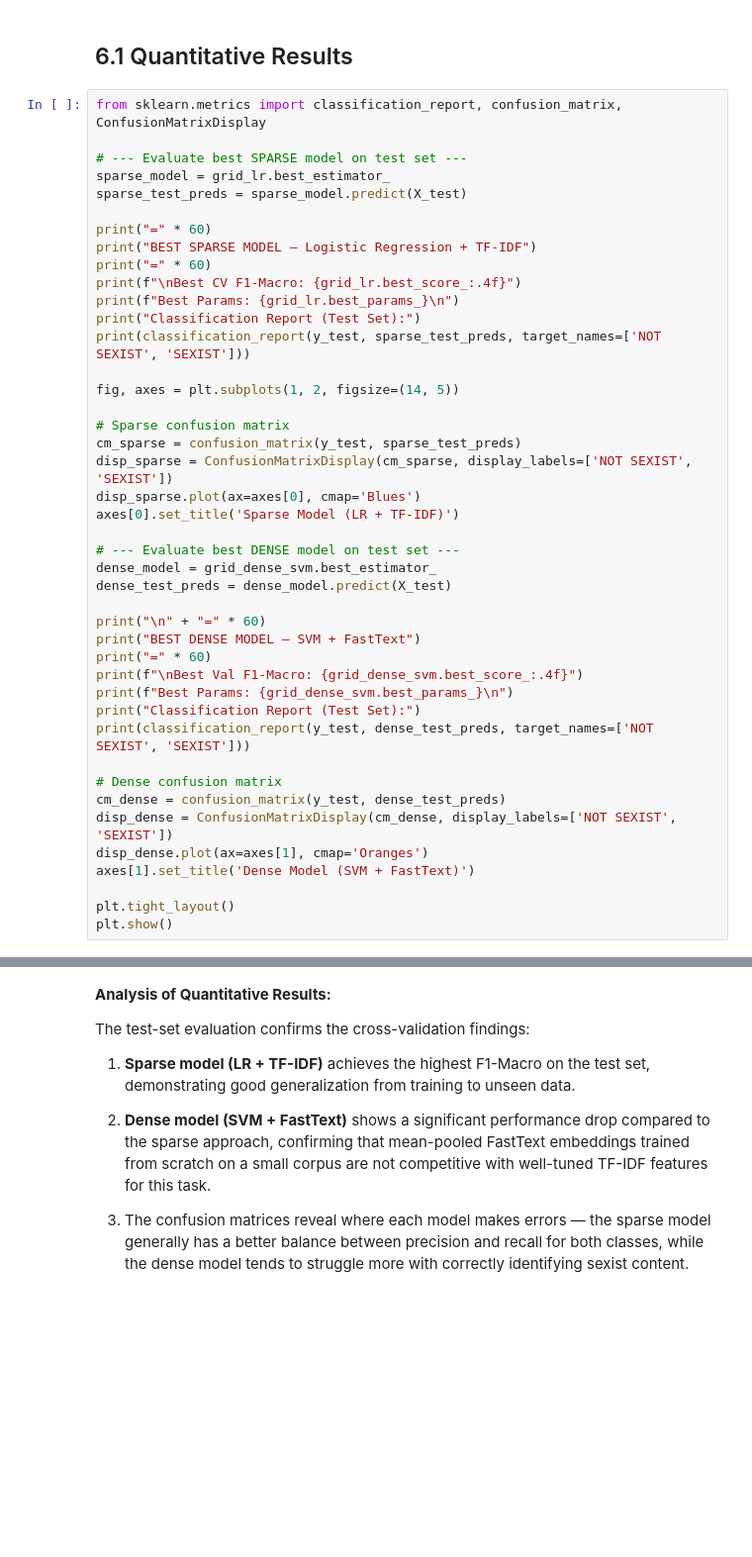
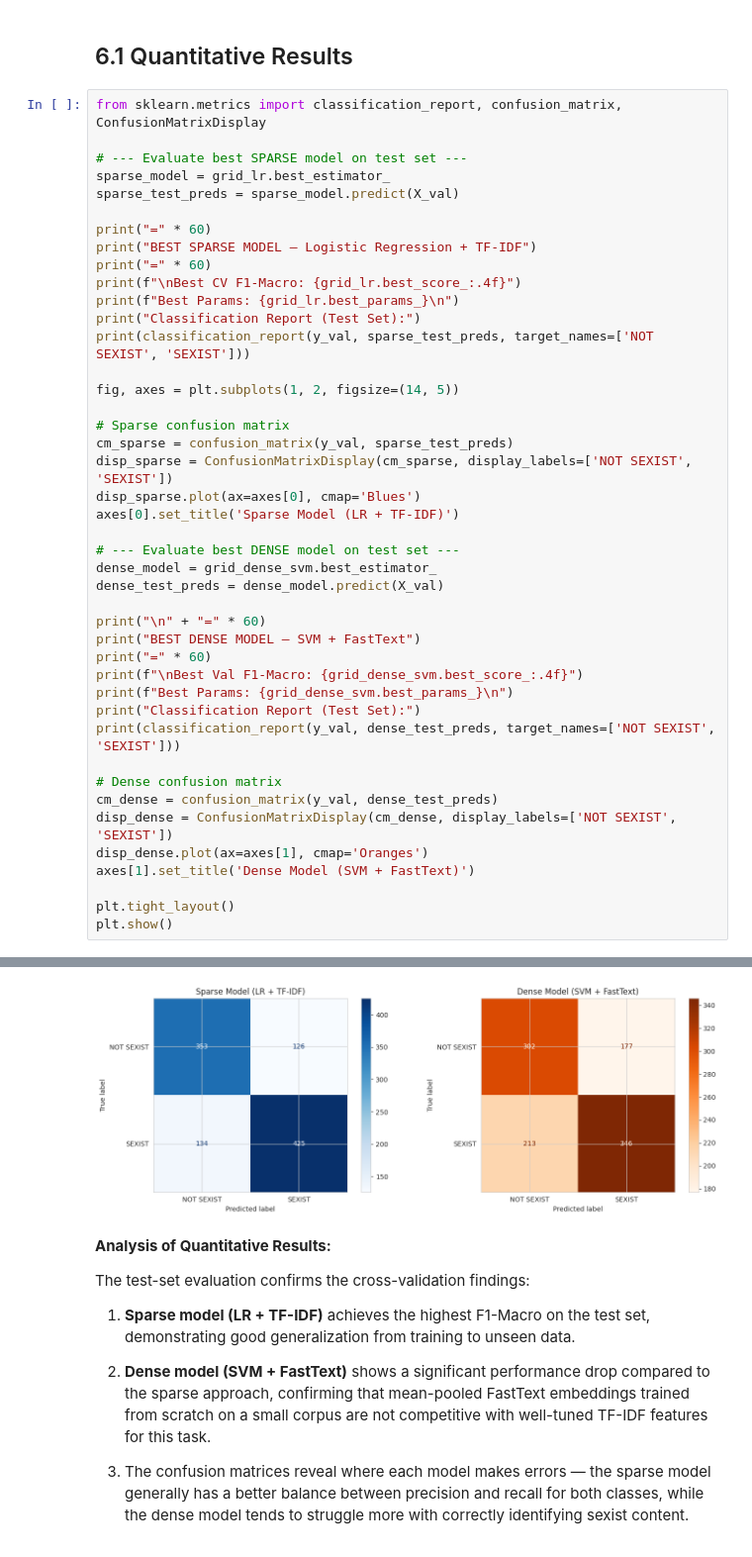
Before and after one commit to NeoLafuente/NLP, a Jupyter notebook: notebooks/Assignment_1.ipynb, the cells around one changed output, grey strips where cells are left out. Shown at 99% size. Drawn from its saved outputs; the diff is of its cells as text; blank space fills up the shorter version.

```diff
--- a/notebooks/Assignment_1.ipynb
+++ b/notebooks/Assignment_1.ipynb
@@ -1280,7 +1370,7 @@ from sklearn.metrics import classification_report, confusion_matrix, ConfusionMa
 
 # --- Evaluate best SPARSE model on test set ---
 sparse_model = grid_lr.best_estimator_
-sparse_test_preds = sparse_model.predict(X_test)
+sparse_test_preds = sparse_model.predict(X_val)
 
 print("=" * 60)
 print("BEST SPARSE MODEL — Logistic Regression + TF-IDF")
@@ -1288,19 +1378,19 @@ print("=" * 60)
 print(f"\nBest CV F1-Macro: {grid_lr.best_score_:.4f}")
 print(f"Best Params: {grid_lr.best_params_}\n")
 print("Classification Report (Test Set):")
-print(classification_report(y_test, sparse_test_preds, target_names=['NOT SEXIST', 'SEXIST']))
+print(classification_report(y_val, sparse_test_preds, target_names=['NOT SEXIST', 'SEXIST']))
 
 fig, axes = plt.subplots(1, 2, figsize=(14, 5))
 
 # Sparse confusion matrix
-cm_sparse = confusion_matrix(y_test, sparse_test_preds)
+cm_sparse = confusion_matrix(y_val, sparse_test_preds)
 disp_sparse = ConfusionMatrixDisplay(cm_sparse, display_labels=['NOT SEXIST', 'SEXIST'])
 disp_sparse.plot(ax=axes[0], cmap='Blues')
 axes[0].set_title('Sparse Model (LR + TF-IDF)')
 
 # --- Evaluate best DENSE model on test set ---
 dense_model = grid_dense_svm.best_estimator_
-dense_test_preds = dense_model.predict(X_test)
+dense_test_preds = dense_model.predict(X_val)
 
 print("\n" + "=" * 60)
 print("BEST DENSE MODEL — SVM + FastText")
@@ -1308,13 +1398,14 @@ print("=" * 60)
 print(f"\nBest Val F1-Macro: {grid_dense_svm.best_score_:.4f}")
 print(f"Best Params: {grid_dense_svm.best_params_}\n")
 print("Classification Report (Test Set):")
-print(classification_report(y_test, dense_test_preds, target_names=['NOT SEXIST', 'SEXIST']))
+print(classification_report(y_val, dense_test_preds, target_names=['NOT SEXIST', 'SEXIST']))
 
 # Dense confusion matrix
-cm_dense = confusion_matrix(y_test, dense_test_preds)
+cm_dense = confusion_matrix(y_val, dense_test_preds)
 disp_dense = ConfusionMatrixDisplay(cm_dense, display_labels=['NOT SEXIST', 'SEXIST'])
 disp_dense.plot(ax=axes[1], cmap='Oranges')
 axes[1].set_title('Dense Model (SVM + FastText)')
 
 plt.tight_layout()
 plt.show()
+# %% [output]
@@ -1321,3 +1429,4 @@ plt.show()
+[figure, added]
 # %% [markdown]
 **Analysis of Quantitative Results:**
 
```
Also changed, not shown: parts of 15 cells of this notebook.
